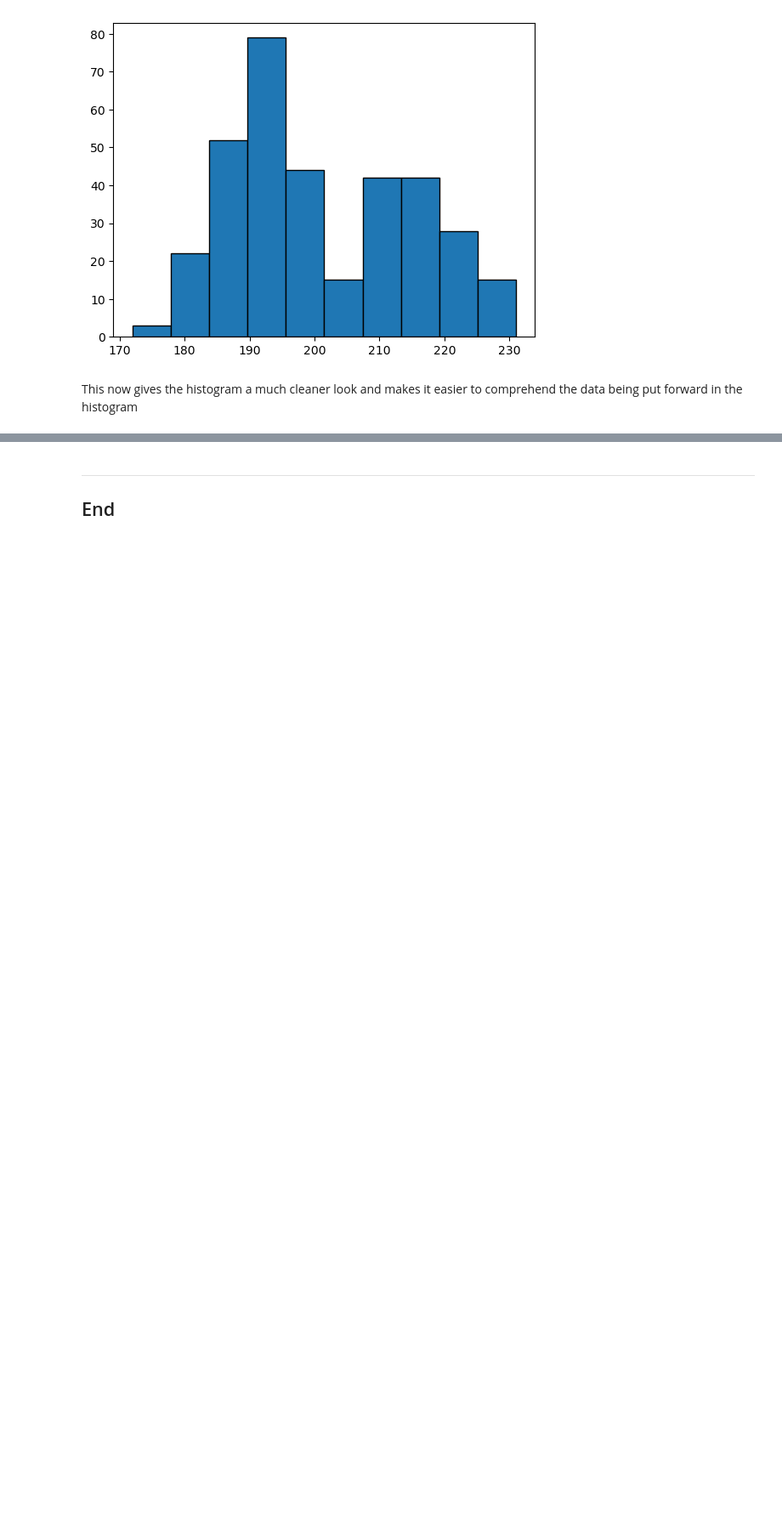
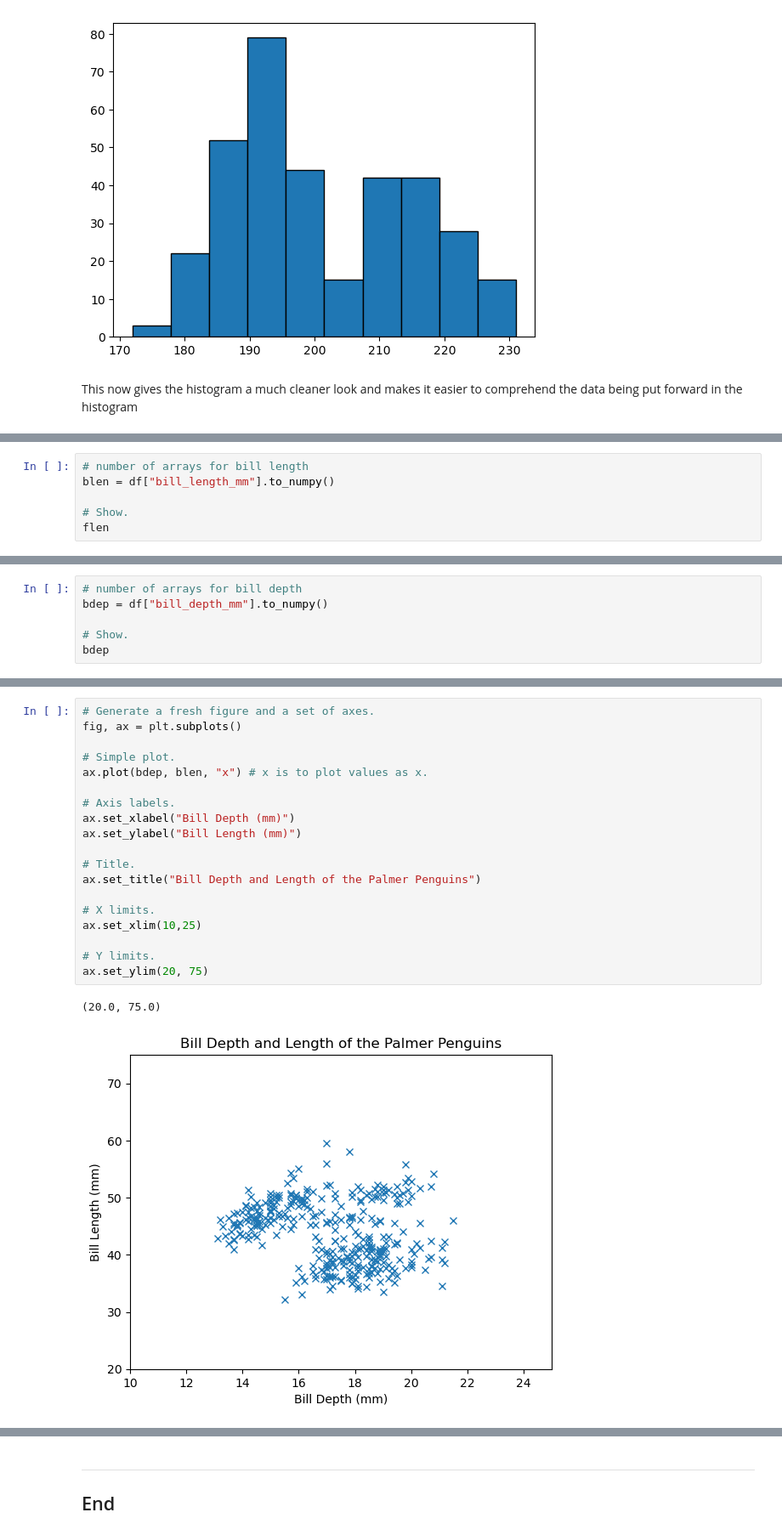
Before and after one commit to coughlo93/PrinciplesOfDataAnalyticsProject, a Jupyter notebook: penguins.ipynb, the cells around one changed output, grey strips where cells are left out. Shown: that part at 85% size. Cells and saved outputs as stored; diff of their text form; blank space fills up the shorter version.

```diff
--- a/penguins.ipynb
+++ b/penguins.ipynb
@@ -222,0 +230,6 @@ This now gives the histogram a much cleaner look and makes it easier to comprehe
+# %%
+# number of arrays for bill length
+blen = df["bill_length_mm"].to_numpy()
+
+# Show.
+flen
@@ -222,0 +254,6 @@ This now gives the histogram a much cleaner look and makes it easier to comprehe
+# %%
+# number of arrays for bill depth
+bdep = df["bill_depth_mm"].to_numpy()
+
+# Show.
+bdep
@@ -222,0 +278,22 @@ This now gives the histogram a much cleaner look and makes it easier to comprehe
+# %%
+# Generate a fresh figure and a set of axes.
+fig, ax = plt.subplots()
+
+# Simple plot.
+ax.plot(bdep, blen, "x") # x is to plot values as x.
+
+# Axis labels.
+ax.set_xlabel("Bill Depth (mm)")
+ax.set_ylabel("Bill Length (mm)")
+
+# Title.
+ax.set_title("Bill Depth and Length of the Palmer Penguins")
+
+# X limits.
+ax.set_xlim(10,25)
+
+# Y limits.
+ax.set_ylim(20, 75)
+# %% [output]
+(20.0, 75.0)
+[figure, added]
```
Also changed, not shown: parts of 14 cells of this notebook.
